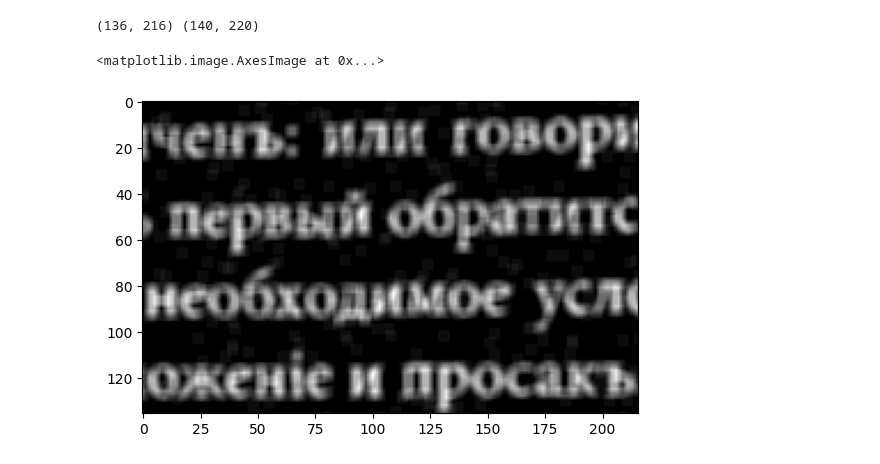
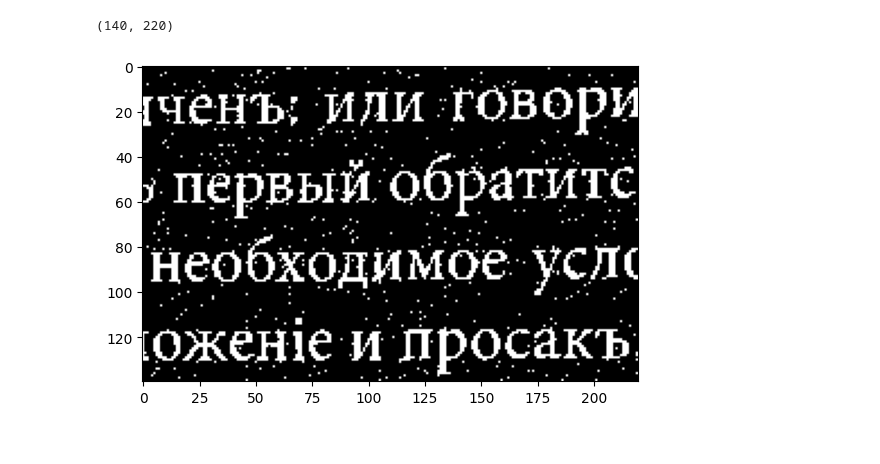
Before and after one commit to fisherj1/morph_analysis, a Jupyter notebook: HW7.ipynb, the cells around one changed output. Saved outputs shown, nothing was run; the diff lists cells and outputs as text; code cells hidden in the pictures.

```diff
--- a/HW7.ipynb
+++ b/HW7.ipynb
@@ -48,19 +39,26 @@ def sliding_window_mean(f, window_size):
             j += 1
         i += 1
     return result
+# %%
+def add_noice(img, type, frq):
+    assert type == 'sp' or type == 'crc'
+    assert frq <= 1 and frq >= 0
+    map = np.zeros(img.shape)
+    for i in range(1, img.shape[0]):
+        for j in range(1, img.shape[1]):
+            if random.random() < frq:
+                if type == 'crc':
+                    img[i-1:i+2, j-1:j+2] = 1
+                elif type == 'sp':
+                    img[i, j] = 1
+                map[i, j] = 1
+    img[img>1] = 1
+    return img, map
 # %%
-w_size = (5, 5)
+true = plt.imread('images/text-c-true.png')
+true[true <= 0.5] = 0
+true[true > 0.5] = 1
+true = (~true.astype(bool)).astype(float)
+crc, map_crc = add_noice(true.copy(), 'crc', 0.02)
+sp, map_sp = add_noice(true.copy(), 'sp', 0.02)
+w_size = (7,7)
-# %%
-crc = plt.imread('images/text-c-crc.png')
-sp = plt.imread('images/text-c-sp.png')
-true = plt.imread('images/text-c-true.png')
-
-crc[np.array(crc) <= 0.5] = 0
-crc[np.array(crc) > 0.5] = 1
-crc = (~crc.astype(bool)).astype(float)
-sp[np.array(sp) > 0.5] = 1
-sp[np.array(sp) <= 0.5] = 0
-sp = (~sp.astype(bool)).astype(float)
-true[np.array(true) > 0.5] = 1
-true[np.array(true) <= 0.5] = 0
-true = (~true.astype(bool)).astype(float)
@@ -75,8 +65,7 @@ plt.imshow(crc_filtred, cmap='gray')
-# %%
-sp_filtred = sliding_window_mean(sp, w_size)
-print(sp_filtred.shape, sp.shape)
-plt.imshow(sp_filtred, cmap='gray')
-# %% [output]
-(136, 216) (140, 220)
-<matplotlib.image.AxesImage at 0x...>
-[figure, removed]
+# %%
+print(sp.shape)
+plt.imshow(sp, cmap='gray')
+plt.show()
+# %% [output]
+(140, 220)
+[figure, added]
```
Also changed, not shown: parts of 13 cells of this notebook.
